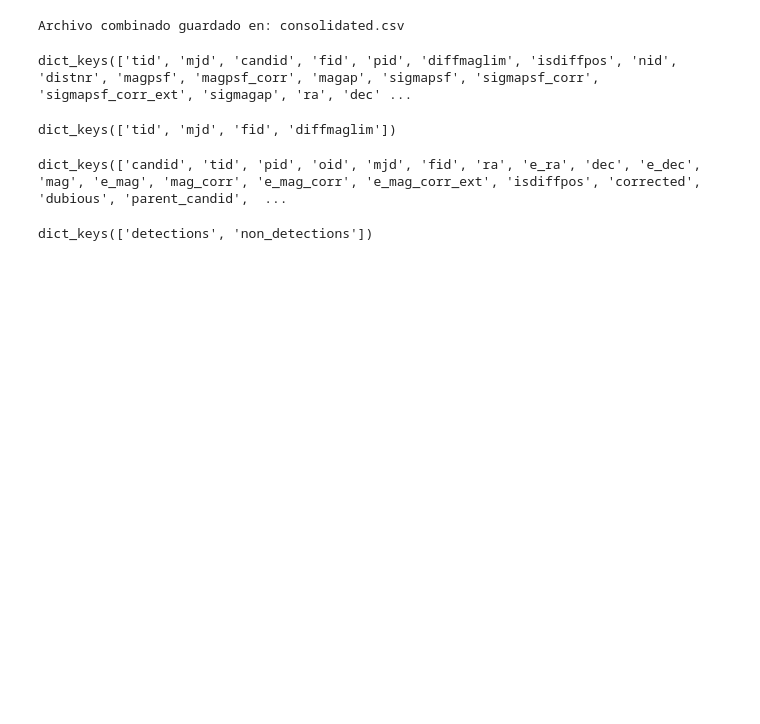
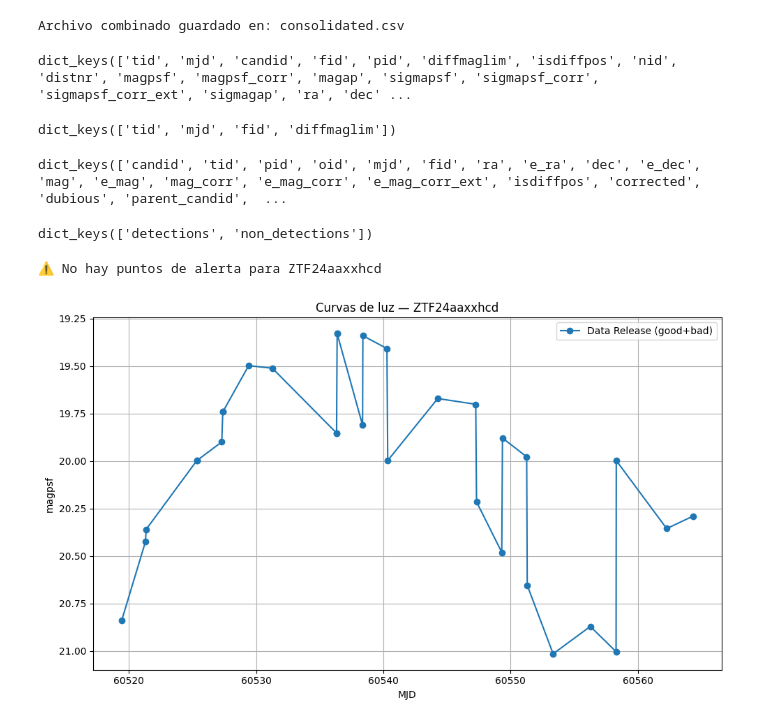
Before and after one commit to benjaminMancilla/AS4501-Proyect, a Jupyter notebook: model_dataframe.ipynb, the cells around one changed output. Saved outputs shown, nothing was run; the diff lists cells and outputs as text; code cells hidden in the pictures; blank space fills up the shorter version.

```diff
--- a/model_dataframe.ipynb
+++ b/model_dataframe.ipynb
@@ -252,2 +214,7 @@ def plot_lightcurves(oid: str,
     plt.show()
+# %%
+plot_lightcurves("ZTF24aaxxhcd", toggle=2)
+# %% [output]
+⚠️ No hay puntos de alerta para ZTF24aaxxhcd
+[figure, added]
 # %%
```
Also changed, not shown: parts of 9 cells of this notebook.
